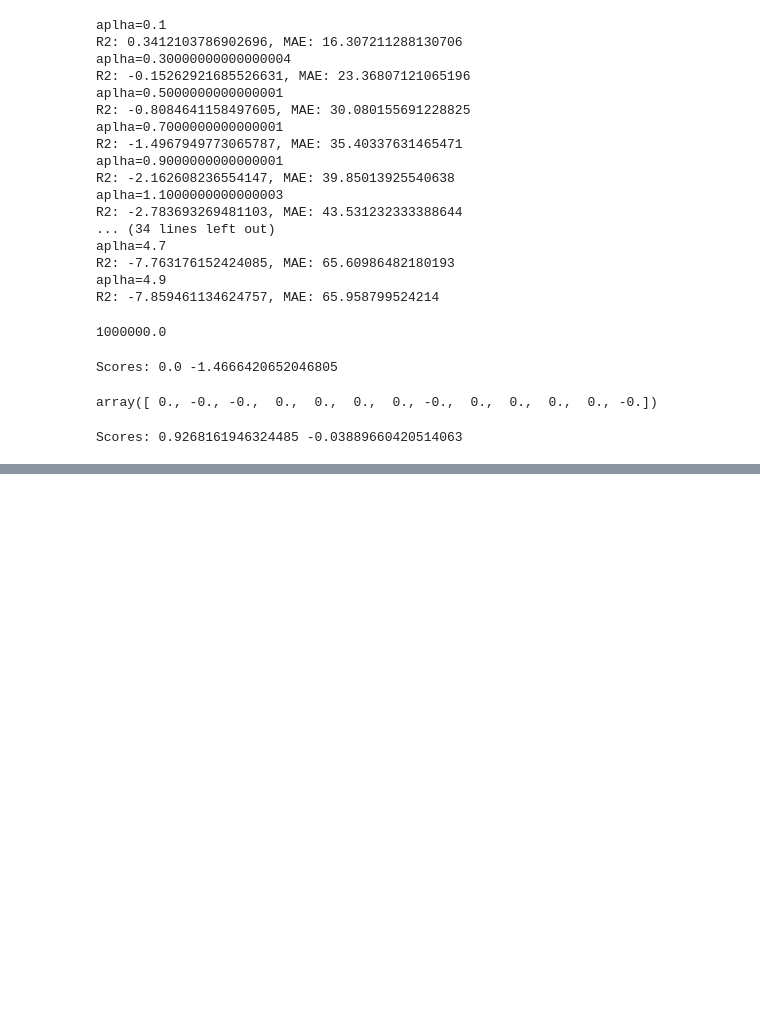
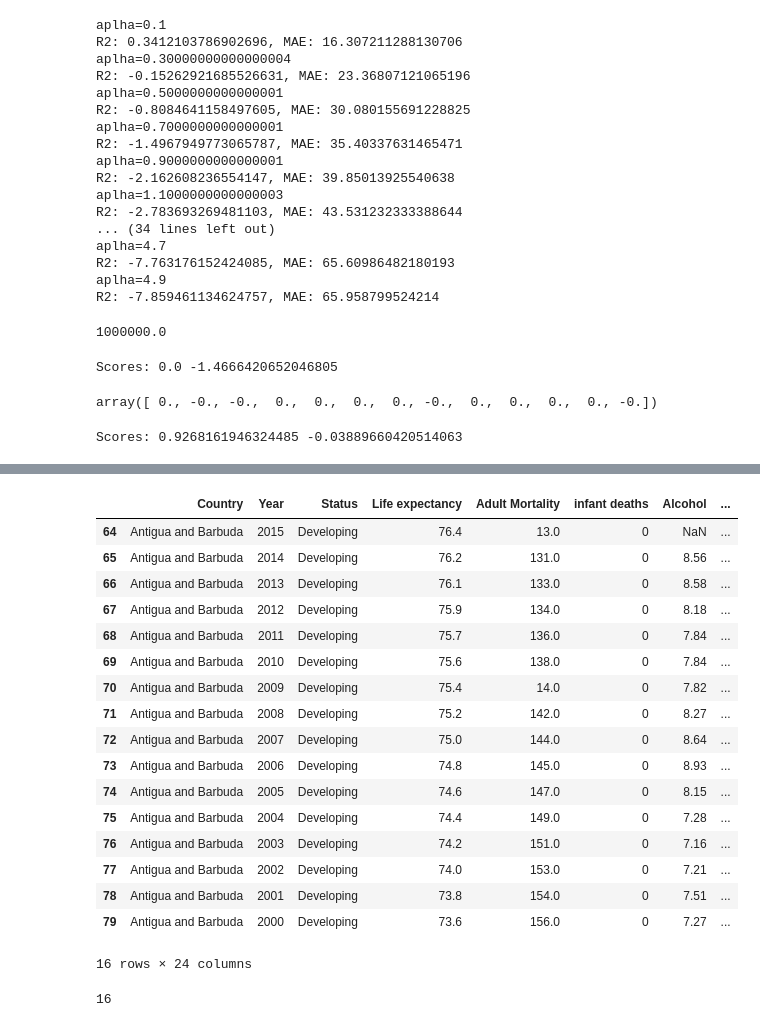
Before and after one commit to nchubuk/study_CL, a Jupyter notebook: ML/hw_02.ipynb, the cells around one changed output, grey strips where cells are left out. Cells and saved outputs as stored; diff of their text form; code cells hidden in the pictures; blank space fills up the shorter version.

```diff
--- a/ML/hw_02.ipynb
+++ b/ML/hw_02.ipynb
@@ -395,0 +678,25 @@ Scores: 0.9268161946324485 -0.03889660420514063
+# %%
+data[data.Country == 'Antigua and Barbuda']
+# %% [output]
+|  | Country | Year | Status | Life expectancy | Adult Mortality | infant deaths | Alcohol | ... |
+| 64 | Antigua and Barbuda | 2015 | Developing | 76.4 | 13.0 | 0 | NaN | ... |
+| 65 | Antigua and Barbuda | 2014 | Developing | 76.2 | 131.0 | 0 | 8.56 | ... |
+| 66 | Antigua and Barbuda | 2013 | Developing | 76.1 | 133.0 | 0 | 8.58 | ... |
+| 67 | Antigua and Barbuda | 2012 | Developing | 75.9 | 134.0 | 0 | 8.18 | ... |
+| 68 | Antigua and Barbuda | 2011 | Developing | 75.7 | 136.0 | 0 | 7.84 | ... |
+| 69 | Antigua and Barbuda | 2010 | Developing | 75.6 | 138.0 | 0 | 7.84 | ... |
+| 70 | Antigua and Barbuda | 2009 | Developing | 75.4 | 14.0 | 0 | 7.82 | ... |
+| 71 | Antigua and Barbuda | 2008 | Developing | 75.2 | 142.0 | 0 | 8.27 | ... |
+| 72 | Antigua and Barbuda | 2007 | Developing | 75.0 | 144.0 | 0 | 8.64 | ... |
+| 73 | Antigua and Barbuda | 2006 | Developing | 74.8 | 145.0 | 0 | 8.93 | ... |
+| 74 | Antigua and Barbuda | 2005 | Developing | 74.6 | 147.0 | 0 | 8.15 | ... |
+| 75 | Antigua and Barbuda | 2004 | Developing | 74.4 | 149.0 | 0 | 7.28 | ... |
+| 76 | Antigua and Barbuda | 2003 | Developing | 74.2 | 151.0 | 0 | 7.16 | ... |
+| 77 | Antigua and Barbuda | 2002 | Developing | 74.0 | 153.0 | 0 | 7.21 | ... |
+| 78 | Antigua and Barbuda | 2001 | Developing | 73.8 | 154.0 | 0 | 7.51 | ... |
+| 79 | Antigua and Barbuda | 2000 | Developing | 73.6 | 156.0 | 0 | 7.27 | ... |
+16 rows × 24 columns
+# %%
+data[data.Country == 'Antigua and Barbuda'].shape[0] # решаю удалить колонку Population, а то потеряю страны
+# %% [output]
+16
```
Also changed, not shown: parts of 31 cells of this notebook.
